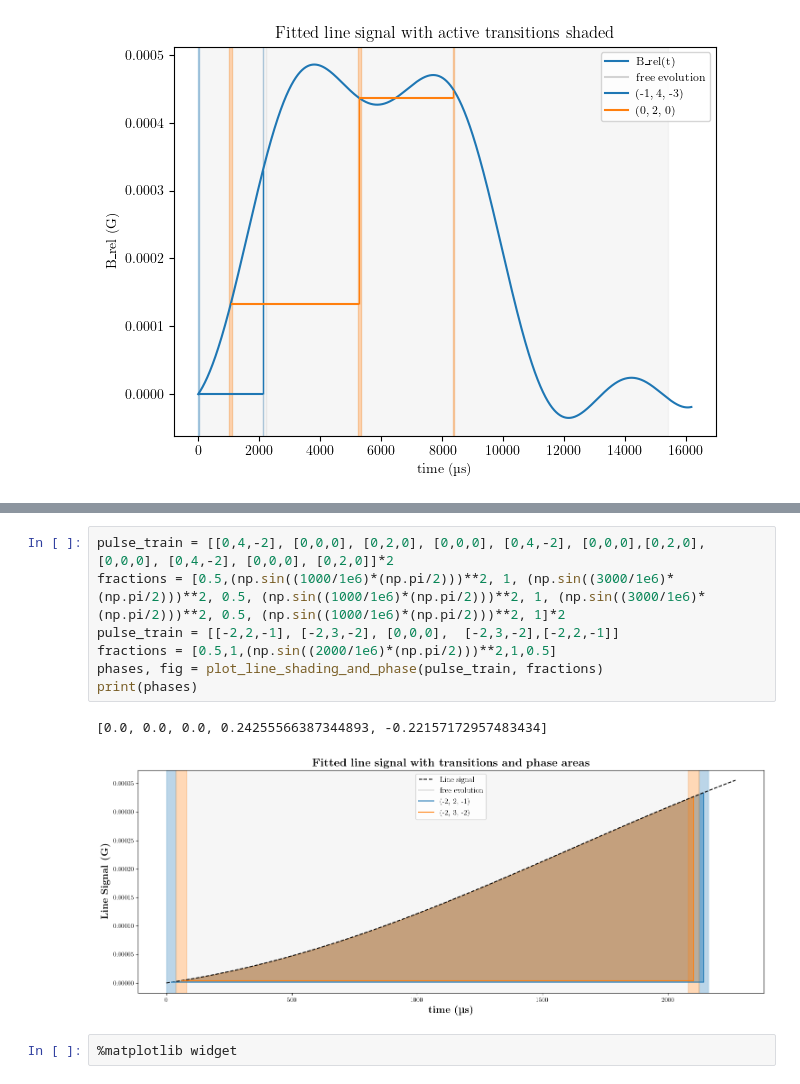
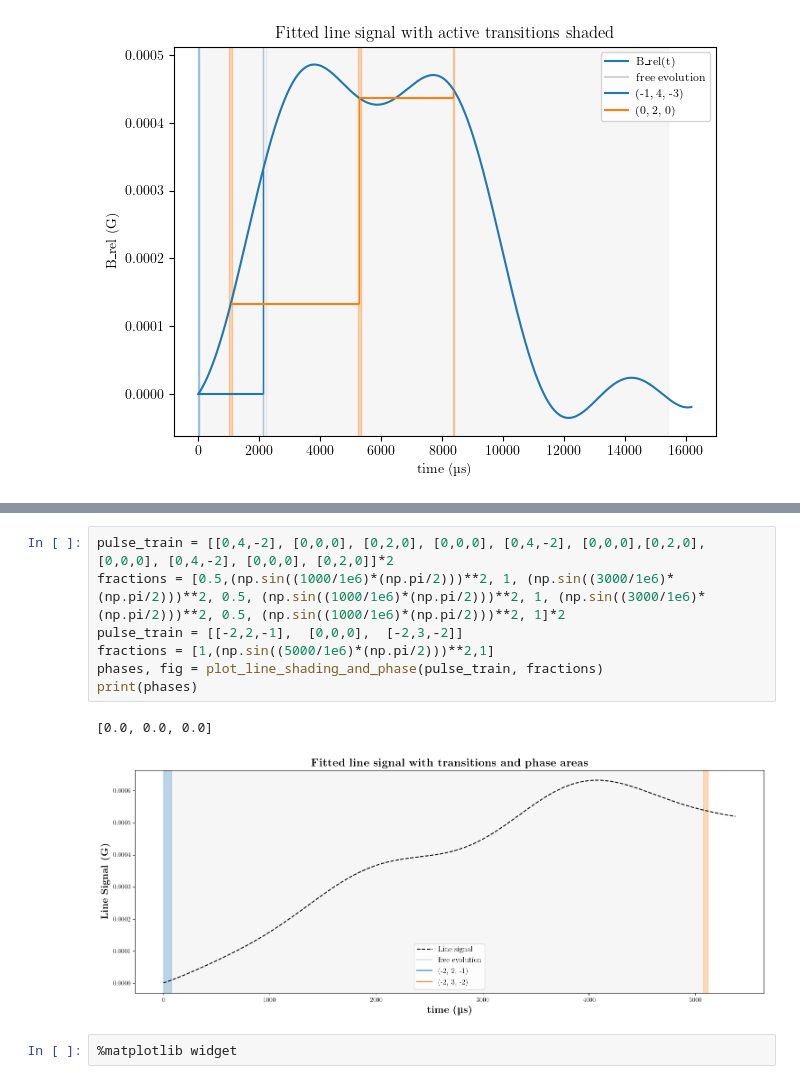
Before and after one commit to GauravTathed/PhD_python_scripts, a Jupyter notebook: LineSignal_charaterization/Line_signal_charaterization_with_qubitRamsey.ipynb, the cells around one changed output, grey strips where cells are left out. Cells and saved outputs as stored; diff of their text form.

```diff
--- a/LineSignal_charaterization/Line_signal_charaterization_with_qubitRamsey.ipynb
+++ b/LineSignal_charaterization/Line_signal_charaterization_with_qubitRamsey.ipynb
@@ -1757,13 +2149,13 @@ def plot_line_shading_and_phase(
 # %%
 pulse_train = [[0,4,-2], [0,0,0], [0,2,0], [0,0,0], [0,4,-2], [0,0,0],[0,2,0], [0,0,0], [0,4,-2], [0,0,0], [0,2,0]]*2
 fractions = [0.5,(np.sin((1000/1e6)*(np.pi/2)))**2, 1, (np.sin((3000/1e6)*(np.pi/2)))**2, 0.5, (np.sin((1000/1e6)*(np.pi/2)))**2, 1, (np.sin((3000/1e6)*(np.pi/2)))**2, 0.5, (np.sin((1000/1e6)*(np.pi/2)))**2, 1]*2
-pulse_train = [[-2,2,-1], [-2,3,-2], [0,0,0],  [-2,3,-2],[-2,2,-1]]
-fractions = [0.5,1,(np.sin((2000/1e6)*(np.pi/2)))**2,1,0.5]
+pulse_train = [[-2,2,-1],  [0,0,0],  [-2,3,-2]]
+fractions = [1,(np.sin((5000/1e6)*(np.pi/2)))**2,1]
 phases, fig = plot_line_shading_and_phase(pulse_train, fractions)
 print(phases)
 # %% [output]
-[0.0, 0.0, 0.0, 0.24255566387344893, -0.22157172957483434]
+[0.0, 0.0, 0.0]
-[figure, old version]
+[figure, new version]
 # %%
 %matplotlib widget
 # %%
```
Also changed, not shown: parts of 8 cells of this notebook, 5 other files.
